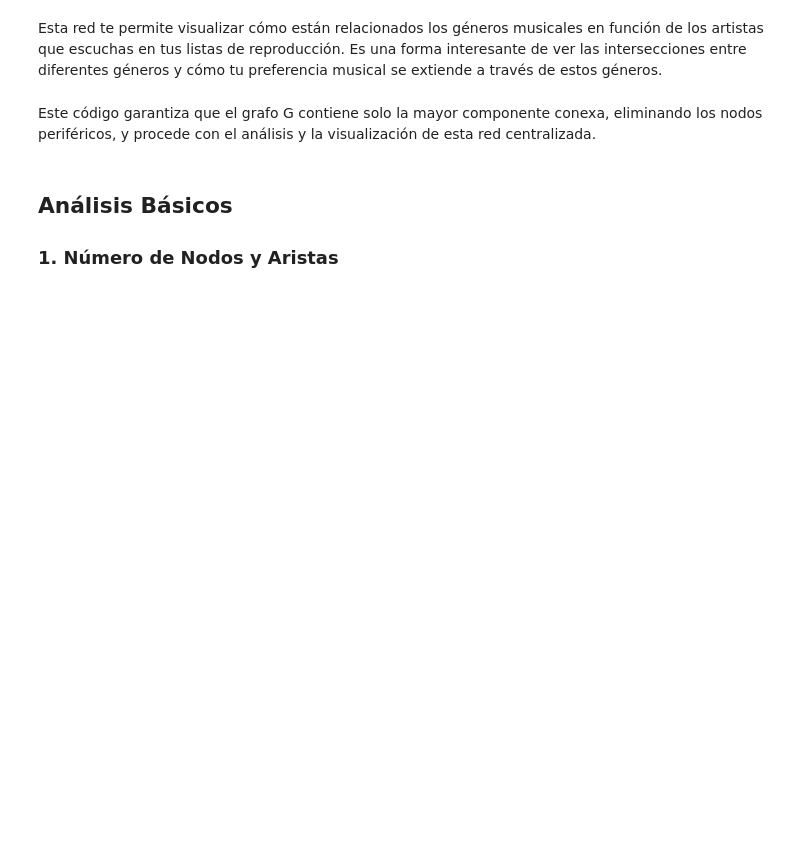
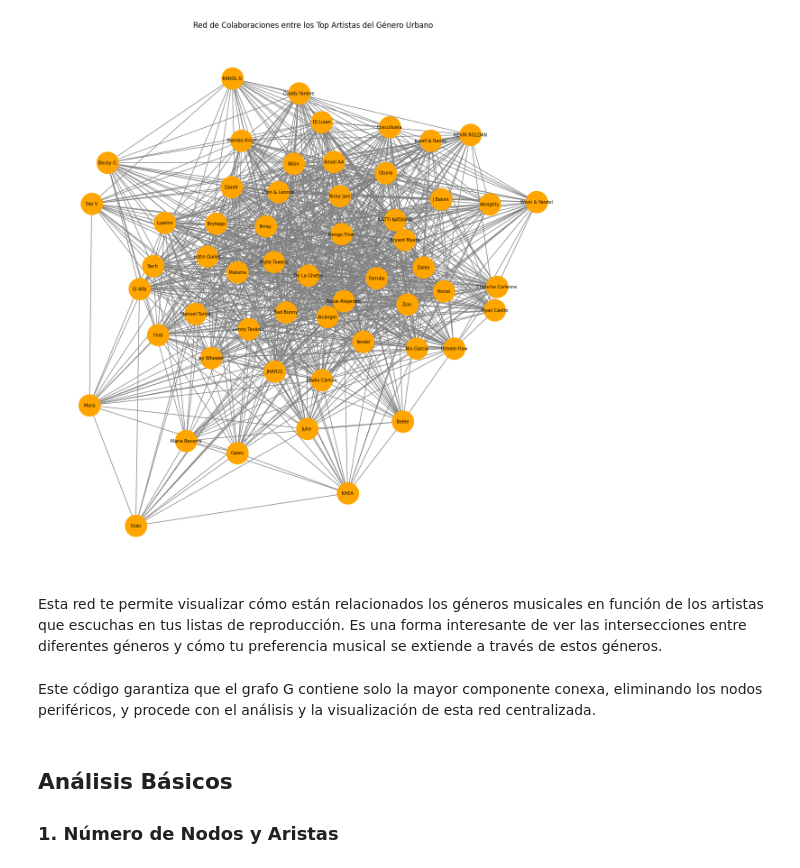
Before and after one commit to LuisMCota/networks, a Jupyter notebook: proyect_3/proyect_3.ipynb, the cells around one changed output. Saved outputs shown, nothing was run; the diff lists cells and outputs as text; code cells hidden in the pictures; blank space fills up the shorter version.

```diff
--- a/proyect_3/proyect_3.ipynb
+++ b/proyect_3/proyect_3.ipynb
@@ -154,2 +145,20 @@ NameError: name 'genre_df' is not defined
+# %%
+# Calcular el grado de los nodos
+node_degrees = dict(G.degree())
+
+# Filtrar los nodos más activos (por ejemplo, los top 10 con mayor grado)
+top_nodes = sorted(node_degrees, key=node_degrees.get, reverse=True)[:55]
+
+# Crear un subgrafo con los nodos más activos
+G = G.subgraph(top_nodes).copy()
+# %%
+# Visualizar el grafo
+plt.figure(figsize=(12, 12))
+pos = nx.spring_layout(G)
+nx.draw(G, pos, with_labels=True, node_size=1200, node_color='orange', font_size=7, edge_color='gray')
+plt.title('Red de Colaboraciones entre los Top Artistas del Género Urbano')
+plt.show()
+# %% [output]
+[figure, added]
 # %% [markdown]
 Esta red te permite visualizar cómo están relacionados los géneros musicales en función de los artistas que escuchas en tus listas de reproducción. Es una forma interesante de ver las intersecciones entre diferentes géneros y cómo tu preferencia musical se extiende a través de estos géneros.
```
Also changed, not shown: parts of 28 cells of this notebook, 1 other file.
